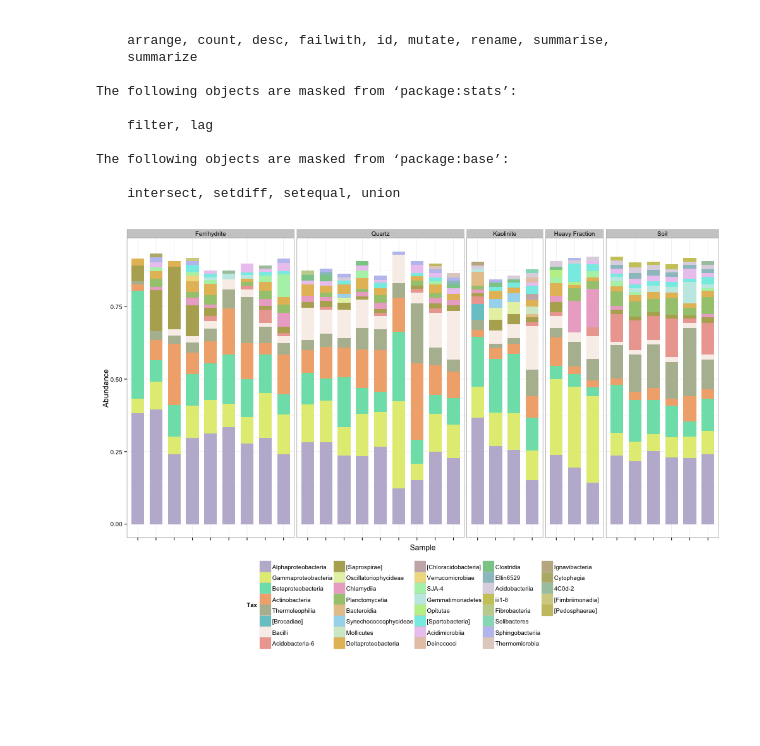
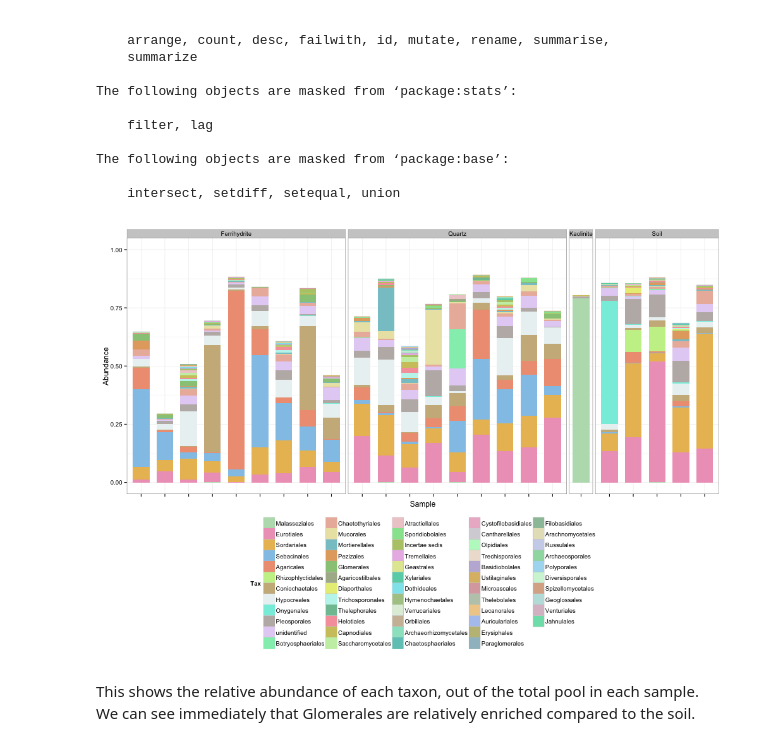
Before and after one commit to TheaWhitman/MineralITS, a Jupyter notebook: manuscript_figures/Stacked_Bar.ipynb, the cells around one changed output. Cells and saved outputs as stored; diff of their text form; code cells hidden in the pictures; blank space fills up the shorter version.

Commit message:
Exploring OTU table data

```diff
--- a/manuscript_figures/Stacked_Bar.ipynb
+++ b/manuscript_figures/Stacked_Bar.ipynb
@@ -22,10 +22,11 @@ The following objects are masked from ‘package:stats’:
 The following objects are masked from ‘package:base’:
 
     intersect, setdiff, setequal, union
+# %%
+%%R
+physeq = import_biom("../../SeqData/ITS.otu_table.tax.meta.biom", parseFunction = parse_taxonomy_greengenes)
 # %%
 %%R
-physeq = import_biom("../../SeqData/otu_table.tax.meta.biom", "../../SeqData/trees/fulltree.tre", parseFunction = parse_taxonomy_greengenes)
-
 Merge<-paste(as.character(sample_data(physeq)$Trtmt),as.character(sample_data(physeq)$Month),as.character(sample_data(physeq)$Cosm),sep="_")
 sample_data(physeq)$Merge <- Merge
 # Creating a new column in the phyloseq sample data called Merge,
@@ -47,23 +48,20 @@ sd$Trtmt[sd$Trtmt=="S"]="Soil"
 sd$Trtmt[sd$Trtmt=="K"]="Kaolinite"
 sample_data(ps.merged) = sd
 physeq = ps.merged
-# %%
-%%R
-physeq.noSmall <- subset_samples(physeq,sample_sums(physeq)>=500)
 # %%
 %%R
 mdf = psmelt(physeq)
 # %%
 %%R -w 1000 -h 700
 
-cutoff = 0.01
-totabund = 500
+cutoff = 0.0001
+totabund = 2000
 
 d.plot = mdf %>%
     group_by(Sample) %>%
     filter(sum(Abundance)>totabund) %>%
     mutate(Abundance = Abundance / sum(Abundance)) %>%
-    group_by(Sample, Class, Trtmt, Month) %>%
+    group_by(Sample, Order, Trtmt, Month) %>%
     summarize(Abundance = sum(Abundance)) %>%
     filter(Abundance > cutoff) %>%
     filter(Month == 2.5) %>%
@@ -73,31 +71,34 @@ colnames(d.plot) <- c("Sample", "Tax", "Trtmt", "Month", "Abundance")
 
 mean.Abund = ddply(d.plot, .(Tax), summarize, M = mean(Abundance))
 # Calculate the phyla's mean abundances
 d.plot$Tax = factor(d.plot$Tax, levels=mean.Abund[order(-mean.Abund$M),]$Tax)
 # Order the Phyla by abundance
 
 d.plot$Trtmt = ordered(d.plot$Trtmt, levels = c("Ferrihydrite", "Quartz", "Kaolinite", "Heavy Fraction", "Soil"))
 
 d.plot<-d.plot[with(d.plot, order(Month, Trtmt, Sample, Tax)),]
 # Sort the whole dataframe by this phylum order
 
 scheme <- iwanthue()
 colors = scheme$hex(length(unique(d.plot$Tax)), color_space = hcl_presets$pastel)
 
 p = ggplot(d.plot, aes(x = Sample, y = Abundance, fill = Tax))
 
 p = p + facet_grid(. ~Trtmt, scales = "free_x", space = "free")
 
 p = p + scale_fill_manual(values = colors)
 
 p = p + geom_bar(stat = "identity", width = 0.70)
 
 p = p + guides(fill = guide_legend(ncol = 5))
 
 p = p + theme_bw()
 
 p = p + theme(axis.text.x = element_blank(), legend.position="bottom")
 
 p
 # %% [output]
-[figure, old version]
+[figure, new version]
+# %% [markdown]
+This shows the relative abundance of each taxon, out of the total pool in each sample.
+We can see immediately that Glomerales are relatively enriched compared to the soil.
```
Also changed, not shown: parts of 2 cells of this notebook, 9 other files.
